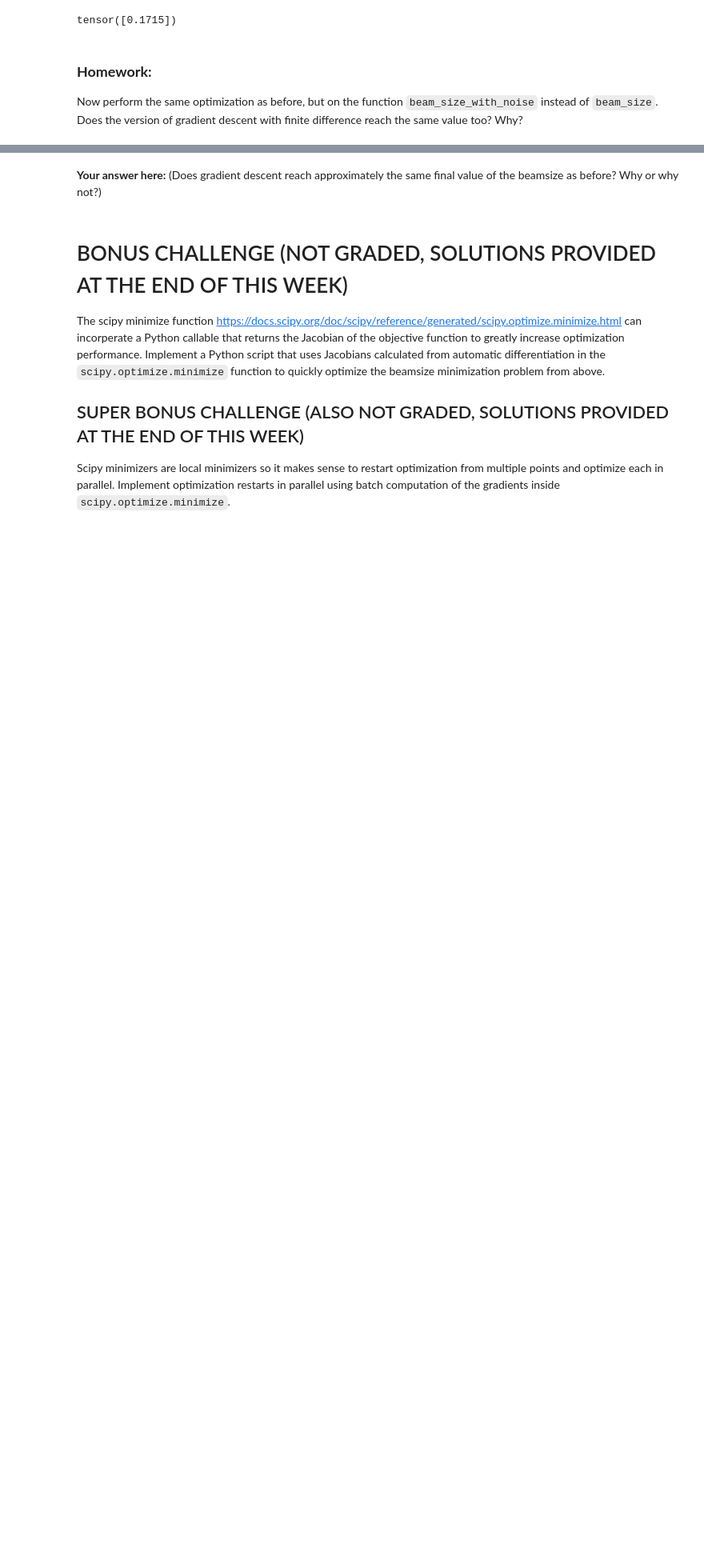
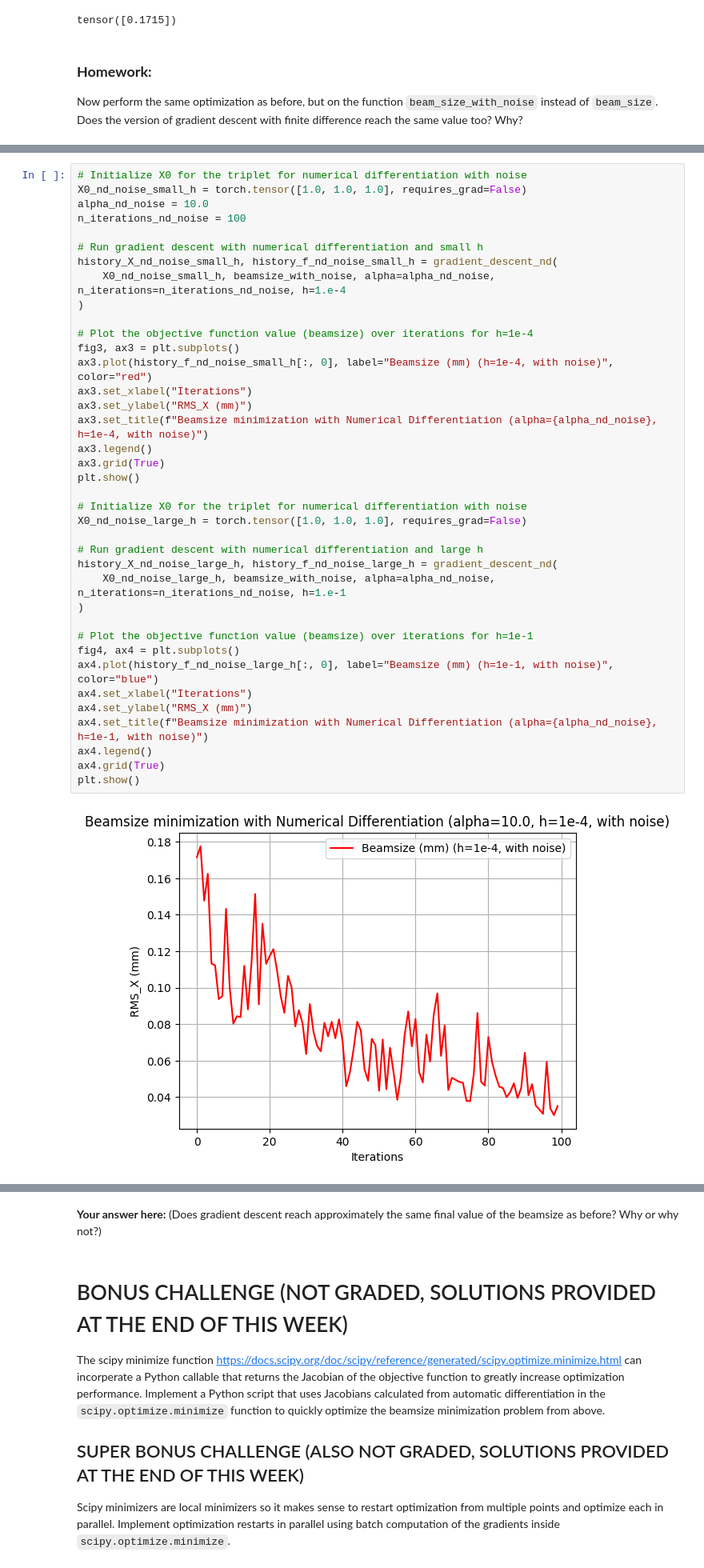
Before and after one commit to 96kasun/Labs, a Jupyter notebook: labs/lab_01_local_optimization/lab_01.ipynb, the cells around one changed output, grey strips where cells are left out. Shown at 80% size. Saved outputs shown, nothing was run; the diff lists cells and outputs as text; blank space fills up the shorter version.

```diff
--- a/labs/lab_01_local_optimization/lab_01.ipynb
+++ b/labs/lab_01_local_optimization/lab_01.ipynb
@@ -846,0 +845,40 @@ Now perform the same optimization as before, but on the function `beam_size_with
+# %%
+# Initialize X0 for the triplet for numerical differentiation with noise
+X0_nd_noise_small_h = torch.tensor([1.0, 1.0, 1.0], requires_grad=False)
+alpha_nd_noise = 10.0
+n_iterations_nd_noise = 100
+
+# Run gradient descent with numerical differentiation and small h
+history_X_nd_noise_small_h, history_f_nd_noise_small_h = gradient_descent_nd(
+    X0_nd_noise_small_h, beamsize_with_noise, alpha=alpha_nd_noise, n_iterations=n_iterations_nd_noise, h=1.e-4
+)
+
+# Plot the objective function value (beamsize) over iterations for h=1e-4
+fig3, ax3 = plt.subplots()
+ax3.plot(history_f_nd_noise_small_h[:, 0], label="Beamsize (mm) (h=1e-4, with noise)", color="red")
+ax3.set_xlabel("Iterations")
+ax3.set_ylabel("RMS_X (mm)")
+ax3.set_title(f"Beamsize minimization with Numerical Differentiation (alpha={alpha_nd_noise}, h=1e-4, with noise)")
+ax3.legend()
+ax3.grid(True)
+plt.show()
+
+# Initialize X0 for the triplet for numerical differentiation with noise
+X0_nd_noise_large_h = torch.tensor([1.0, 1.0, 1.0], requires_grad=False)
+
+# Run gradient descent with numerical differentiation and large h
+history_X_nd_noise_large_h, history_f_nd_noise_large_h = gradient_descent_nd(
+    X0_nd_noise_large_h, beamsize_with_noise, alpha=alpha_nd_noise, n_iterations=n_iterations_nd_noise, h=1.e-1
+)
+
+# Plot the objective function value (beamsize) over iterations for h=1e-1
+fig4, ax4 = plt.subplots()
+ax4.plot(history_f_nd_noise_large_h[:, 0], label="Beamsize (mm) (h=1e-1, with noise)", color="blue")
+ax4.set_xlabel("Iterations")
+ax4.set_ylabel("RMS_X (mm)")
+ax4.set_title(f"Beamsize minimization with Numerical Differentiation (alpha={alpha_nd_noise}, h=1e-1, with noise)")
+ax4.legend()
+ax4.grid(True)
+plt.show()
+# %% [output]
+[figure, added]
```
Also changed, not shown: parts of 2 cells of this notebook.
